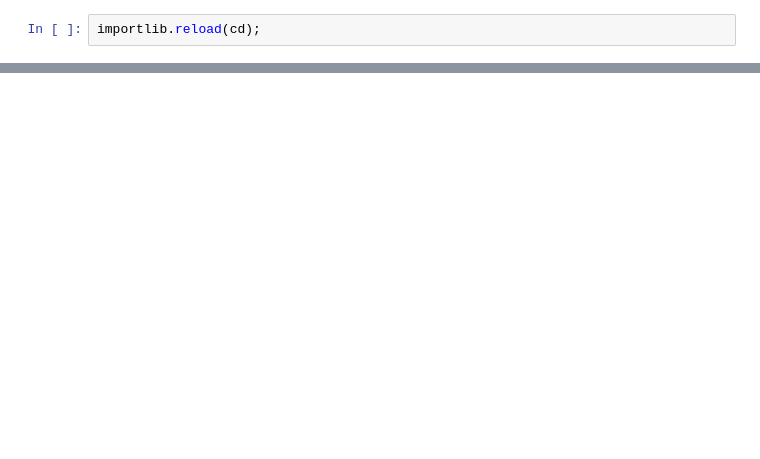
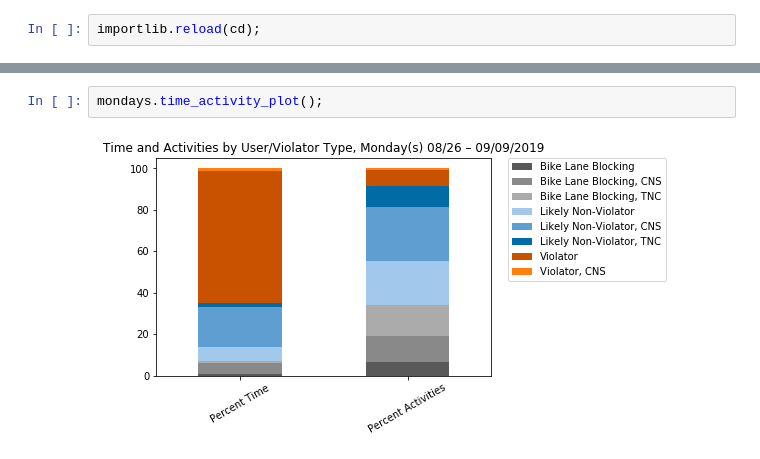
Before and after one commit to ucla-its/curb-analysis-visuals, a Jupyter notebook: SummaryStats.ipynb, the cells around one changed output, grey strips where cells are left out. Cells and saved outputs as stored; diff of their text form; blank space fills up the shorter version.

```diff
--- a/SummaryStats.ipynb
+++ b/SummaryStats.ipynb
@@ -80,0 +120,4 @@ times.blockers_exceed_viol()
+# %%
+mondays.time_activity_plot();
+# %% [output]
+[figure, added]
```
Also changed, not shown: parts of 26 cells of this notebook, 6 other files.
